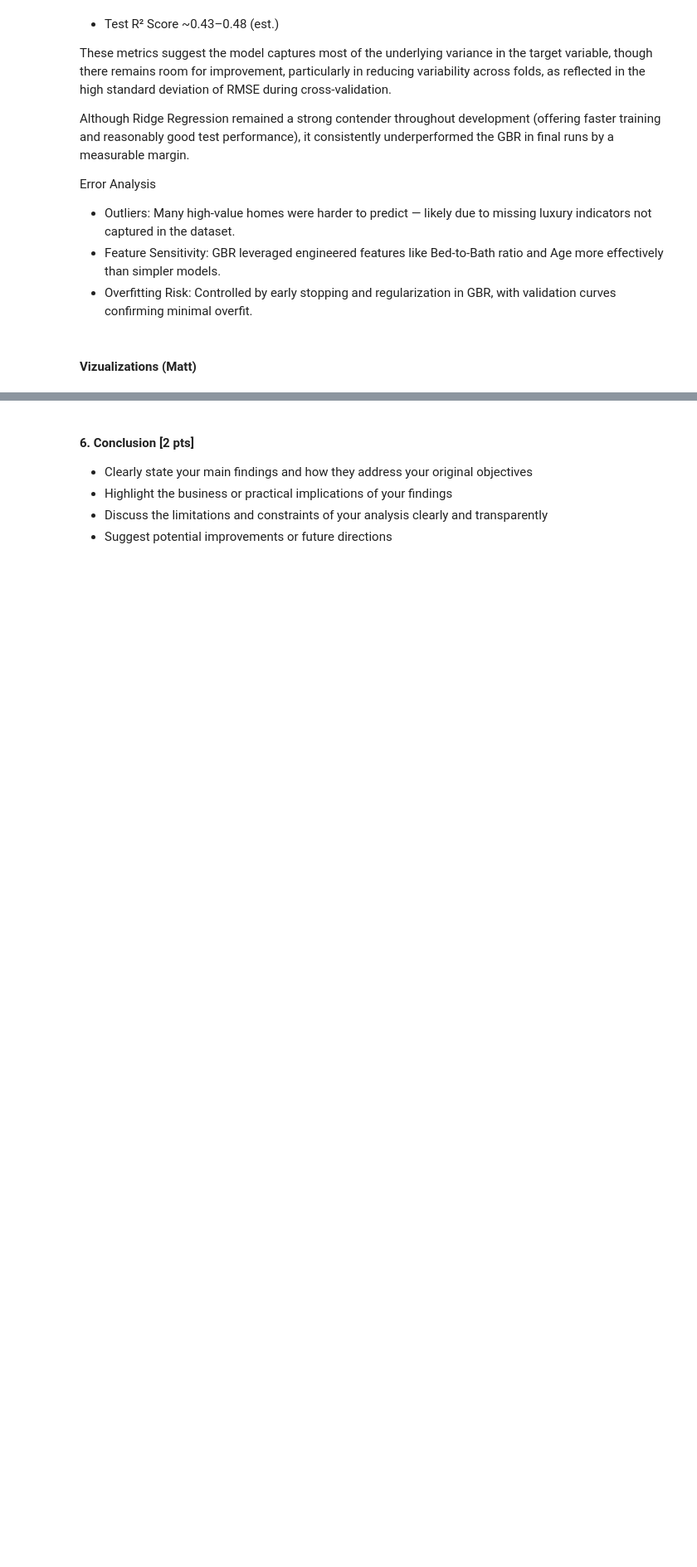
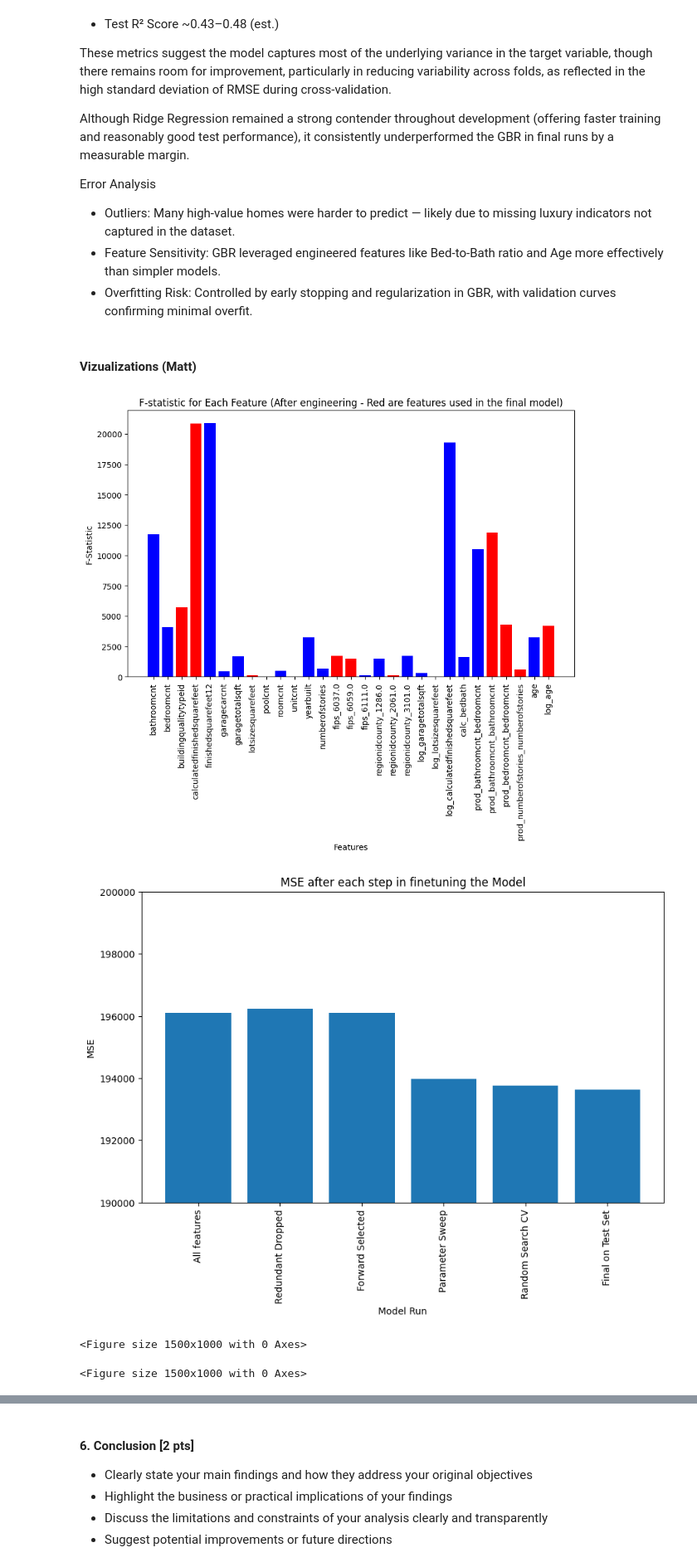
Before and after one commit to shmorhunmsds/ml_final_project, a Jupyter notebook: Final_Project_Report.ipynb, the cells around one changed output, grey strips where cells are left out. Shown: that part at 83% size. Cells and saved outputs as stored; diff of their text form; code cells hidden in the pictures; blank space fills up the shorter version.

Commit message:
Some visuals created - Matt

```diff
--- a/Final_Project_Report.ipynb
+++ b/Final_Project_Report.ipynb
@@ -1633,3 +1633,32 @@ Error Analysis
 - Overfitting Risk: Controlled by early stopping and regularization in GBR, with validation curves confirming minimal overfit.
 # %% [markdown]
 #### Vizualizations (Matt)
+# %%
+# Plot all features fstats with red for ones used in the final model
+plt.figure(figsize=(10, 6))
+
+colors = ['red' if feature in best_gb_features else 'blue' for feature in f_statistics['feature']]
+
+plt.bar(f_statistics['feature'], f_statistics['f'], color=colors)
+plt.title('F-statistic for Each Feature (After engineering - Red are features used in the final model)')
+plt.xlabel('Features')
+plt.ylabel('F-Statistic')
+plt.xticks(rotation=90)  # Rotate x-axis labels for better readability
+plt.show()
+
+# Plot inital models mse and std mse as bar chart
+plt.figure(figsize=(10, 6))
+mse = [196101.922334, 196223.815572, 196094.5665, 193978.49154443998, 193762.2874, 193634.370261]
+modelrun = ['All features', 'Redundant Dropped', 'Forward Selected', 'Parameter Sweep', 'Random Search CV', 'Final on Test Set']
+plt.bar(modelrun, mse)
+plt.title('MSE after each step in finetuning the Model')
+plt.xlabel('Model Run')
+plt.ylabel('MSE')
+plt.ylim(190000, 200000)
+plt.xticks(rotation=90)
+plt.show()
+# %% [output]
+[figure, added]
+[figure, added]
+<Figure size 1500x1000 with 0 Axes>
+<Figure size 1500x1000 with 0 Axes>
```
Also changed, not shown: parts of 6 cells of this notebook, 1 other file.
